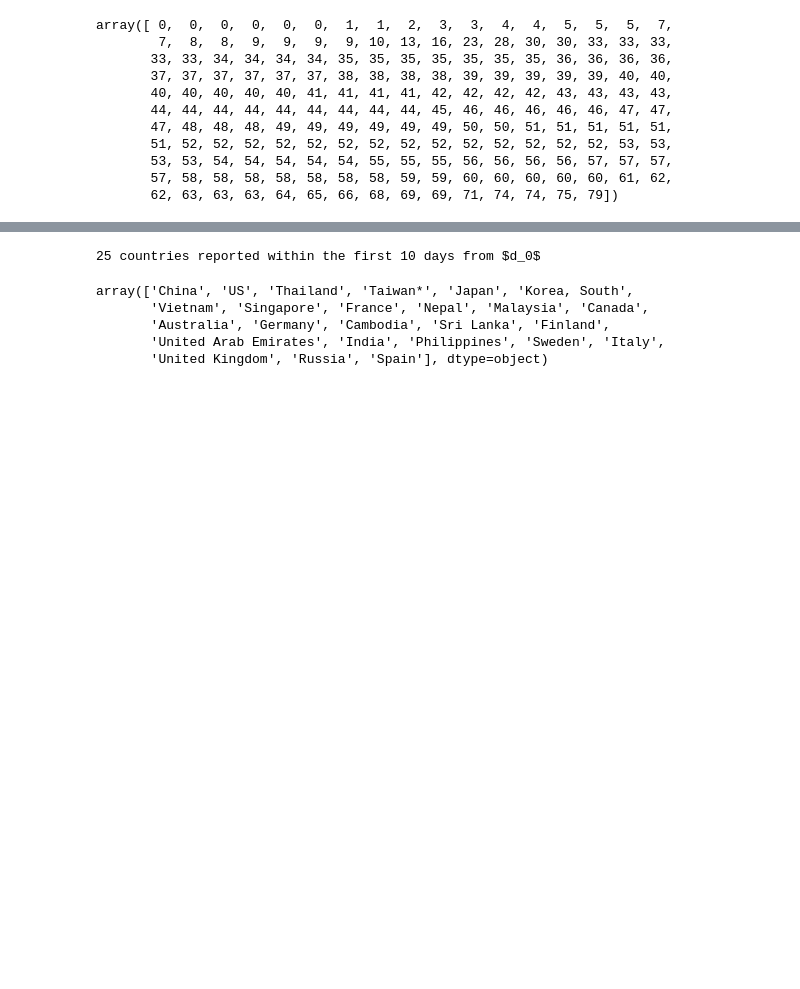
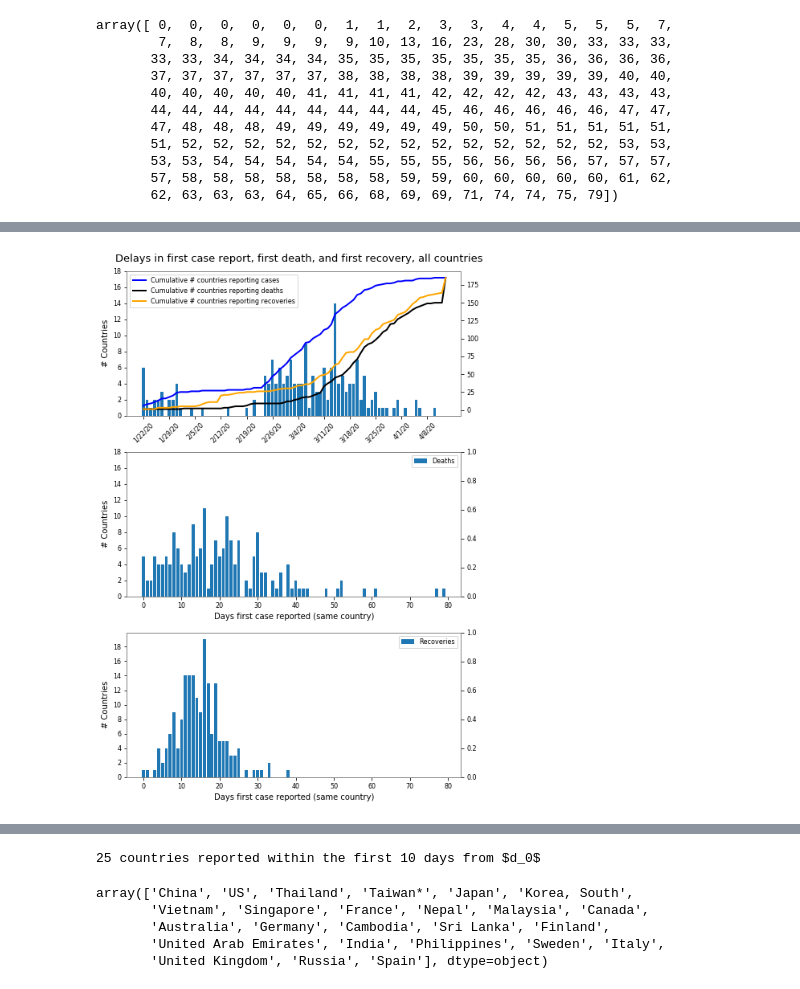
Before and after one commit to scab-unam/dam_COVID-19, a Jupyter notebook: tsam_Covid19_JHU_cfr_Jan2020-.ipynb, the cells around one changed output, grey strips where cells are left out. Cells and saved outputs as stored; diff of their text form; code cells hidden in the pictures; blank space fills up the shorter version.

```diff
--- a/tsam_Covid19_JHU_cfr_Jan2020-.ipynb
+++ b/tsam_Covid19_JHU_cfr_Jan2020-.ipynb
@@ -198,0 +191,43 @@ gr.ion(); gr.draw()
+# %%
+cCases, binsC = np.histogram(iFC,np.arange(0,(iFD-iFC).max()))
+cDeathCases, binsD = np.histogram(iFD-iFC,np.arange(0,(iFD-iFC).max()))
+cRecovCases, binsR = np.histogram(iFR-iFC,np.arange(0,(iFD-iFC).max()))
+
+def plotReportingDelays():
+    fDelays= gr.figure(figsize=(7,10)); gr.ioff(); rows=3; cols=1;
+    ticks = np.arange(0,nDays,7)
+    ax=list(); tAx=list()
+    fDelays.suptitle('Delays in first case report, first death, and first recovery, all countries')
+    for m in range(rows*cols):
+        ax.append(fDelays.add_subplot(rows,cols,m+1))
+        tAx.append(ax[m].twinx())
+    tAx[0].plot(casesCountriesByDate.cumsum(),'b',lw=2, label='Cumulative # countries reporting cases')
+    tAx[0].plot(deathsCountriesByDate.cumsum(),'k',lw=2,label='Cumulative # countries reporting deaths')
+    tAx[0].plot(recovsCountriesByDate.cumsum(),'orange',lw=2, label='Cumulative # countries reporting recoveries')
+    ax[0].bar(binsC[:-1],cCases,width=0.8)
+    ax[1].bar(binsD[:-1],cDeathCases,width=0.8,label='Deaths')
+    ax[2].bar(binsR[:-1],cRecovCases,width=0.8,label='Recoveries')
+    ax[1].set_xlabel('Days first case reported (same country)')
+    ax[2].set_xlabel('Days first case reported (same country)')
+    ax[0].set_xticks(ticks)
+    ax[0].set_xticklabels(dates[ticks])
+    ax[0].legend(loc='upper left')
+    for label in ax[0].get_xticklabels():
+        label.set_rotation(45)
+        label.set_horizontalalignment('center')
+        label.set_fontsize(8)
+    for m in range(rows*cols):
+        ax[m].set_yticks(np.arange(0,np.maximum(cRecovCases.max()+1,cCases.max()),2))
+        ax[m].set_ylabel('# Countries',rotation=90)
+        if m>0:
+            ax[m].legend(loc='upper right')
+        if m<1:
+            tAx[m].legend(loc='upper left')
+    fDelays.subplots_adjust(left=0.075,bottom=0.075,right=0.9,top=0.95,wspace=0.1,hspace=0.25)
+    gr.ion(); gr.draw(); gr.show()
+    fDelays.savefig('tsam_Covid19_figures/tsam_Covid19_JHU_delays_AllCountries.png')
+    return fDelays
+
+fDelays= plotReportingDelays()
+# %% [output]
+[figure, added]
```
Also changed, not shown: parts of 40 cells of this notebook, 2 other files.
